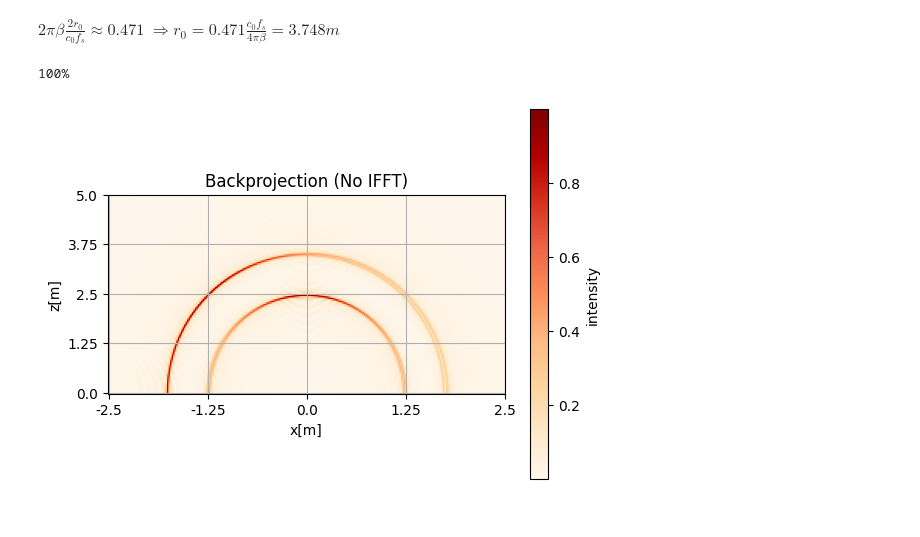
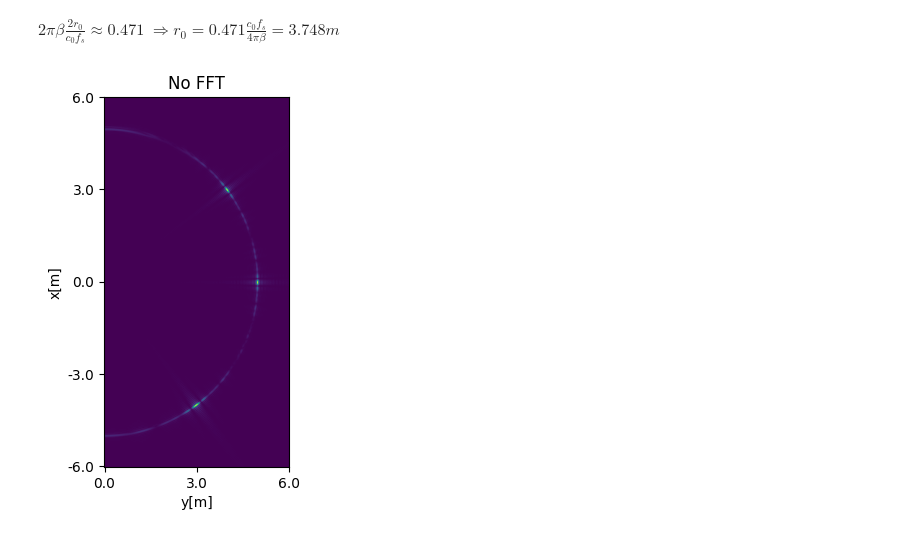
Before and after one commit to Perseos/thesis, a Jupyter notebook: figures/scripts/3.1_imaging/bp_test_ideal.ipynb, the cells around one changed output. Drawn from its saved outputs; the diff is of its cells as text; code cells hidden in the pictures.

```diff
--- a/figures/scripts/3.1_imaging/bp_test_ideal.ipynb
+++ b/figures/scripts/3.1_imaging/bp_test_ideal.ipynb
@@ -13,13 +13,18 @@ import timedataparser
 header,_,realdata,_,params = timedataparser.load_all('/home/dgotzens/recording/23-11-20/', loadfeparams=True)
 
 M,K,L = (1024,192,1)
-X,Y,Z = (256,3,128)
+X,Y,Z = (512,3,256)
 I = X*Y*Z
 c0 = 299_792_458
 β = params['RampSlope']
+ω0 = 2*torch.pi*header['RampLowFrequency']
+π = torch.pi
+
+
 fs = 22e6
+Ts = 1/fs
 
-rmax = 5
+rmax = 6
 rx = torch.linspace(-rmax, rmax, X)[:,None,None].expand((X,Y,Z))
 ry = torch.linspace(-0.1*rmax, 0.1*rmax, Y)[None,:,None].expand((X,Y,Z))
 rz = torch.linspace(0,rmax,Z)[None,None,:].expand((X,Y,Z))
@@ -43,9 +48,6 @@ $\Rightarrow \Omega = 0.440 $
 $2\pi \beta \frac{2r_0}{c_0f_s} \approx 0.471$
 $\Rightarrow r_0 = 0.471 \frac{c_0f_s}{4 \pi \beta} = 3.748m$
 # %%
-# assume constant antenna gain
-g = torch.ones((K,X,Y,Z))
-
 # calculate runtimes
 dist = torch.empty((K,X,Y,Z))
 for k in range(K):
@@ -54,32 +56,27 @@ for k in range(K):
 
 tau = lambda x,y,z : dist[:,(rx[:,0,0]-x).abs().argmin(), \
                             (ry[0,:,0]-y).abs().argmin(), \
-                            (rz[0,0,:]-z).abs().argmin()]/c0/fs
-point = lambda x,y,z : torch.exp(-2j*torch.pi*β * tau(x,y,z) * torch.arange(M).unsqueeze(-1))
-data[:,:,0] = point(0,0,rmax/2) + point(-rmax/2,0,rmax/2)
+                            (rz[0,0,:]-z).abs().argmin()]/c0
+point = lambda x,y,z : torch.exp(-1j*(ω0 + 0.5*β*tau(x,y,z)) * tau(x,y,z))\
+                       *  torch.exp(-2j*π*β * tau(x,y,z) * torch.arange(M).unsqueeze(-1)*Ts)
+data[:,:,0] = point(3,0,4) + point(0,0,5) + point(-4,0,3)
 # %%
-img = torch.empty((X,Z),dtype=torch.cfloat)
-exp = torch.empty((M,K),dtype=torch.cfloat)
-# window = torch.hann_window(M).unsqueeze(-1).unsqueeze(-1)
-for x in range(X):
-    if x%10:
-        print(f'{round(100*x/X)}%', end='\r'if x < X-1 else '\n')
-    for z in range(Z):
-        exp = torch.exp(\
-            2j*torch.pi*β*dist[:,x,Y//2,z]/(c0*fs)*torch.arange(M).unsqueeze(-1))\
-                .unsqueeze(-1)
-        img[x,z] = (exp * data).mean()
-plt.imshow(img.abs().T,cmap='OrRd', origin='lower')
-plt.xticks(range(0,X+1,X//4), [rmax/4*i for i in range(-2,2+1)])
-plt.yticks(range(0,Z+1,Z//4), [rmax/4*i for i in range(4+1)])
-plt.xlabel('x[m]')
-plt.ylabel('z[m]')
-plt.colorbar(label='intensity')
-plt.grid()
-plt.title('Backprojection (No IFFT)')
+img = torch.zeros((X,Z), dtype=torch.cfloat)
+for k in range(K):
+    τ = dist[k,:,Y//2,:]/c0
+    exp = torch.exp(2j*π*β*τ*torch.arange(M)[:,None,None]*Ts)
+    g = torch.exp(-1j*(ω0 + 0.5*β*τ) * τ)
+    img += g.conj() * torch.mean(exp*data[:,k,0,None,None], dim=0)
+
+plt.imshow(img.abs()/K, origin='lower')
+plt.yticks(range(0,X+1,X//4), [rmax/2*i for i in range(-2,2+1)])
+plt.xticks(range(0,Z+1,Z//2), [rmax/2*i for i in range(2+1)])
+plt.ylabel('x[m]')
+plt.xlabel('y[m]')
+# plt.grid()
+plt.title('No FFT')
 plt.show()
 # %% [output]
-100%
-[figure, old version]
+[figure, new version]
 # %%
 nfft = data.shape[0]
```
Also changed, not shown: parts of 3 cells of this notebook, 26 other files.
